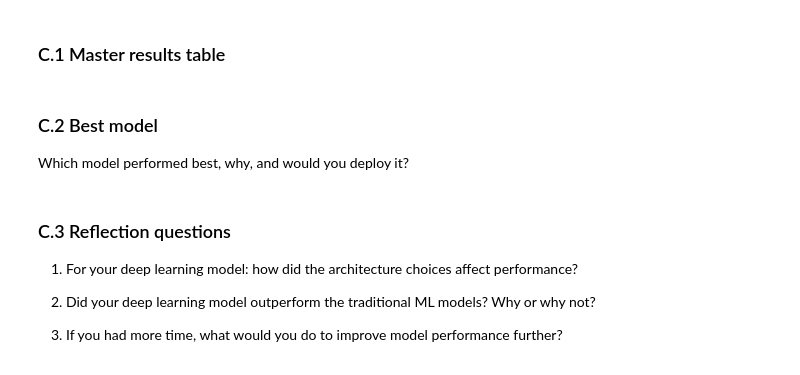
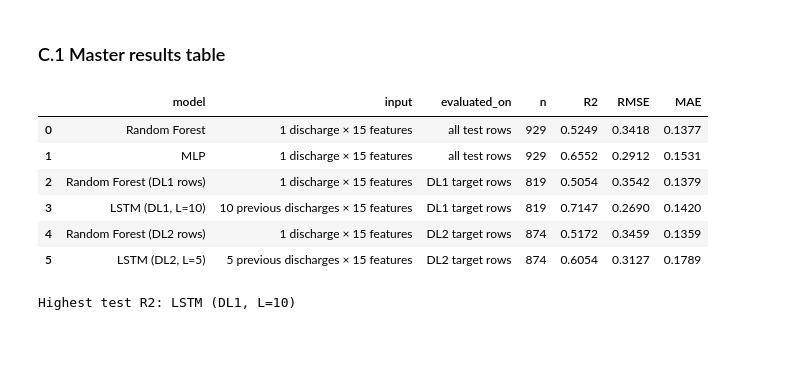
Before and after one commit to MaiChiLe113/Exploratory-Data-Analysis-NASA-Battery, a Jupyter notebook: asm_3/Portfolio_Assessment3_LeMaiChi.ipynb, the cells around one changed output. Drawn from its saved outputs; the diff is of its cells as text; code cells hidden in the pictures; blank space fills up the shorter version.

Commit message:
results table and reflection

```diff
--- a/asm_3/Portfolio_Assessment3_LeMaiChi.ipynb
+++ b/asm_3/Portfolio_Assessment3_LeMaiChi.ipynb
@@ -465,16 +465,31 @@ WARNING:absl:You are saving your model as an HDF5 file via `model.save()` or `ke
 ## Part C: Final Summary and Reflection
 # %% [markdown]
 ### C.1 Master results table
-# %% [markdown]
-### C.2 Best model
-Which model performed best, why, and would you deploy it?
-# %% [markdown]
-### C.3 Reflection questions
-1. For your deep learning model: how did the architecture choices affect performance?
-
-
-2. Did your deep learning model outperform the traditional ML models? Why or why not?
-
-
-
-3. If you had more time, what would you do to improve model performance further?
+# %%
+one_row = "1 discharge × 15 features"
+master = pd.DataFrame([
+    {"model": "Random Forest", "input": one_row, "evaluated_on": "all test rows", "n": len(y_test),
+     **metrics(y_test, preds["Random Forest"])},
+    {"model": "MLP", "input": one_row, "evaluated_on": "all test rows", "n": len(y_test),
+     **metrics(y_test, preds["MLP"])},
+    {"model": f"{BEST_A} (DL1 rows)", "input": one_row, "evaluated_on": f"DL1 target rows", "n": len(res1),
+     **metrics(res1["Capacity"], res1["pred_A"])},
+    {"model": f"LSTM (DL1, L={L1})", "input": f"{L1} previous discharges × {N_FEATURES} features",
+     "evaluated_on": "DL1 target rows", "n": len(res1), **metrics(res1["Capacity"], res1["pred"])},
+    {"model": f"{BEST_A} (DL2 rows)", "input": one_row, "evaluated_on": f"DL2 target rows", "n": len(res2),
+     **metrics(res2["Capacity"], res2["pred_A"])},
+    {"model": f"LSTM (DL2, L={L2})", "input": f"{L2} previous discharges × {N_FEATURES} features",
+     "evaluated_on": "DL2 target rows", "n": len(res2), **metrics(res2["Capacity"], res2["pred"])},
+]).round(4)
+save_table(master, "table_5_master_results")
+display(master)
+print("Highest test R2:", master.loc[master["R2"].idxmax(), "model"])
+# %% [output]
+|  | model | input | evaluated_on | n | R2 | RMSE | MAE |
+| 0 | Random Forest | 1 discharge × 15 features | all test rows | 929 | 0.5249 | 0.3418 | 0.1377 |
+| 1 | MLP | 1 discharge × 15 features | all test rows | 929 | 0.6552 | 0.2912 | 0.1531 |
+| 2 | Random Forest (DL1 rows) | 1 discharge × 15 features | DL1 target rows | 819 | 0.5054 | 0.3542 | 0.1379 |
+| 3 | LSTM (DL1, L=10) | 10 previous discharges × 15 features | DL1 target rows | 819 | 0.7147 | 0.2690 | 0.1420 |
+| 4 | Random Forest (DL2 rows) | 1 discharge × 15 features | DL2 target rows | 874 | 0.5172 | 0.3459 | 0.1359 |
+| 5 | LSTM (DL2, L=5) | 5 previous discharges × 15 features | DL2 target rows | 874 | 0.6054 | 0.3127 | 0.1789 |
+Highest test R2: LSTM (DL1, L=10)
```
Also changed, not shown: parts of 2 cells of this notebook, 1 other file.
